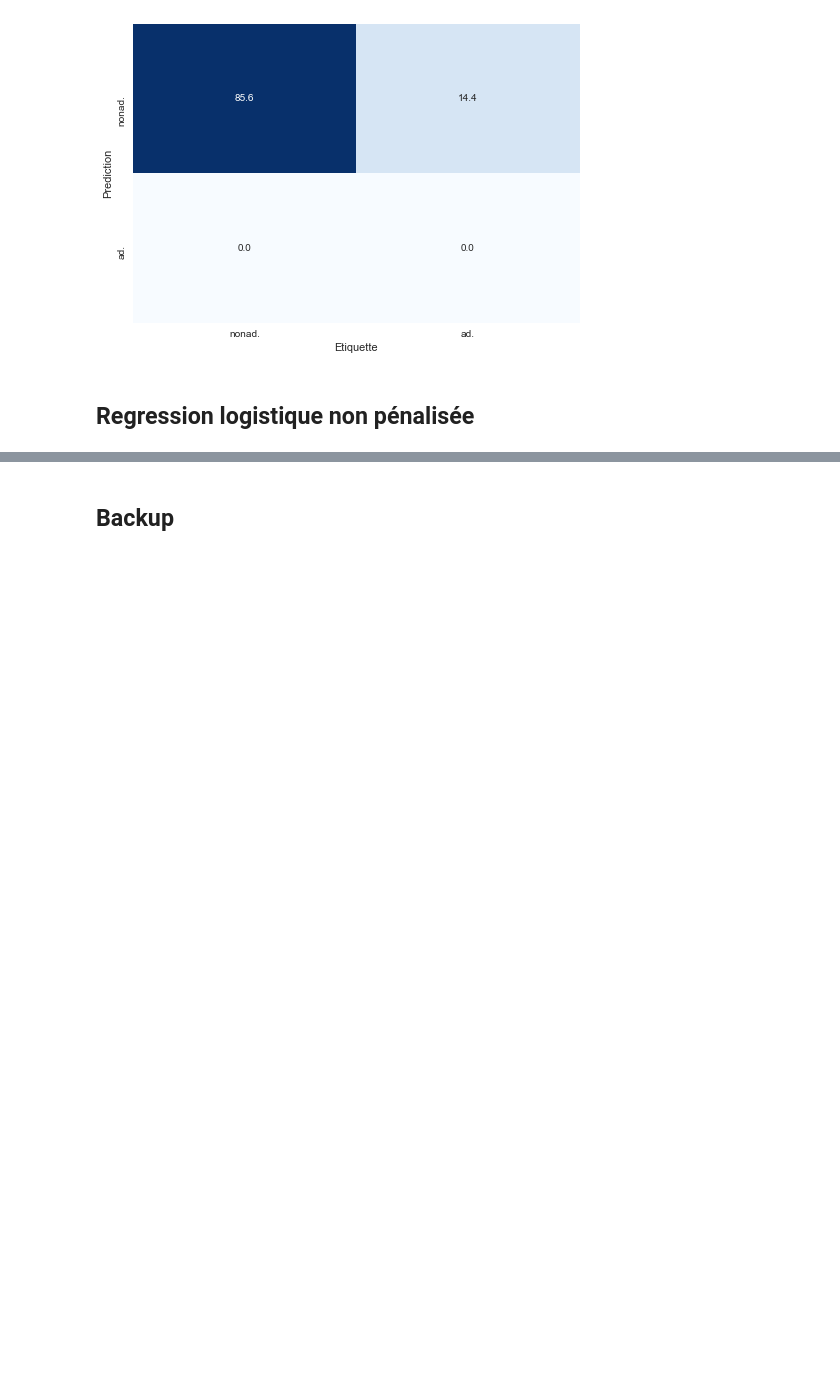
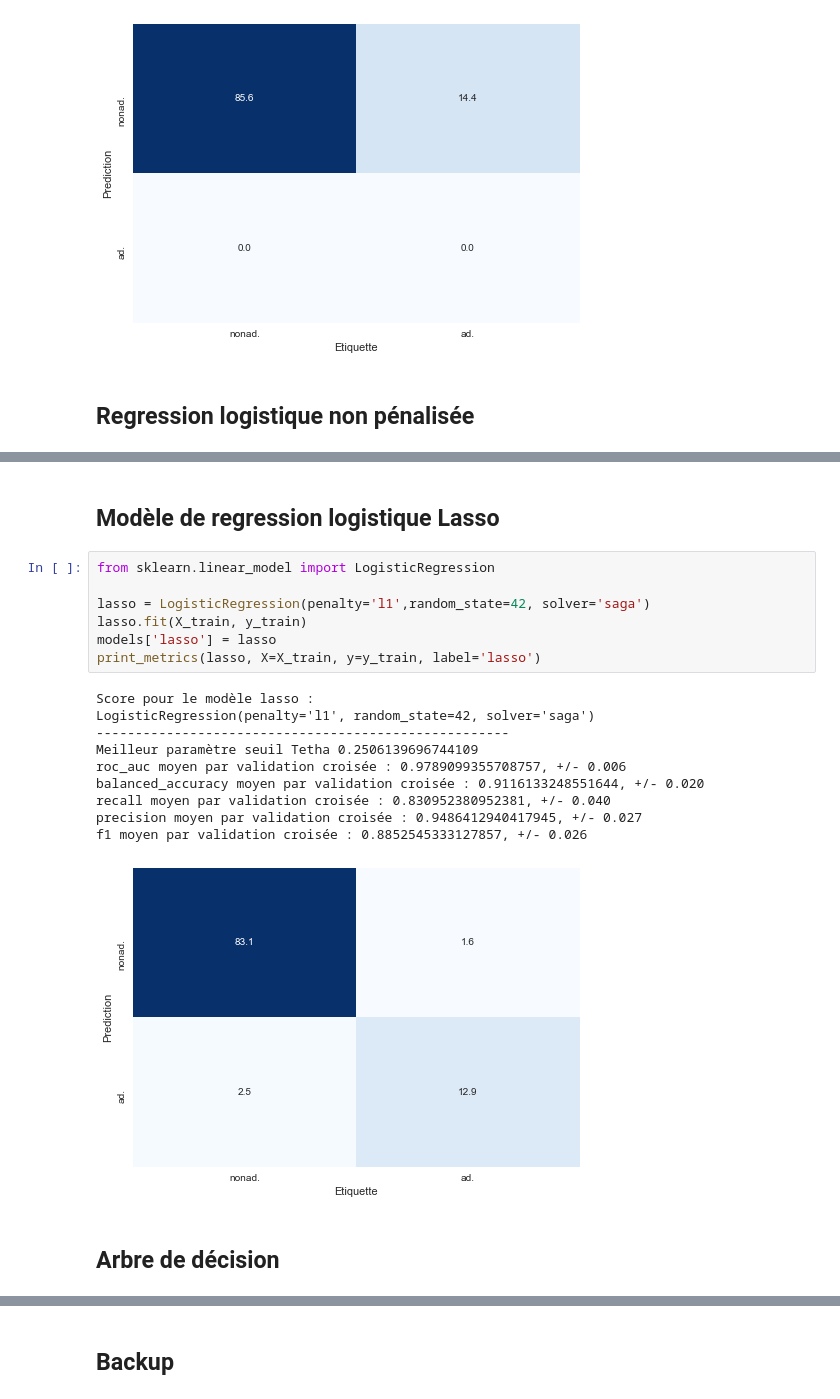
Before and after one commit to cedricsoares/cnam-sta211-entreposage-et-fouille-de-donnees-projet-final, a Jupyter notebook: exploration.ipynb, the cells around one changed output, grey strips where cells are left out. Cells and saved outputs as stored; diff of their text form; blank space fills up the shorter version.

```diff
--- a/exploration.ipynb
+++ b/exploration.ipynb
@@ -732,0 +753,22 @@ f1 moyen de la validation croisée : 0.8670738525695716, +/- 0.062
+# %% [markdown]
+## Modèle de regression logistique Lasso
+# %%
+from sklearn.linear_model import LogisticRegression
+
+lasso = LogisticRegression(penalty='l1',random_state=42, solver='saga')
+lasso.fit(X_train, y_train)
+models['lasso'] = lasso
+print_metrics(lasso, X=X_train, y=y_train, label='lasso')
+# %% [output]
+Score pour le modèle lasso :
+LogisticRegression(penalty='l1', random_state=42, solver='saga')
+-----------------------------------------------------
+Meilleur paramètre seuil Tetha 0.2506139696744109
+roc_auc moyen par validation croisée : 0.9789099355708757, +/- 0.006
+balanced_accuracy moyen par validation croisée : 0.9116133248551644, +/- 0.020
+recall moyen par validation croisée : 0.830952380952381, +/- 0.040
+precision moyen par validation croisée : 0.9486412940417945, +/- 0.027
+f1 moyen par validation croisée : 0.8852545333127857, +/- 0.026
+[figure, added]
+# %% [markdown]
+## Arbre de décision
```
Also changed, not shown: parts of 41 cells of this notebook, 1 other file.
